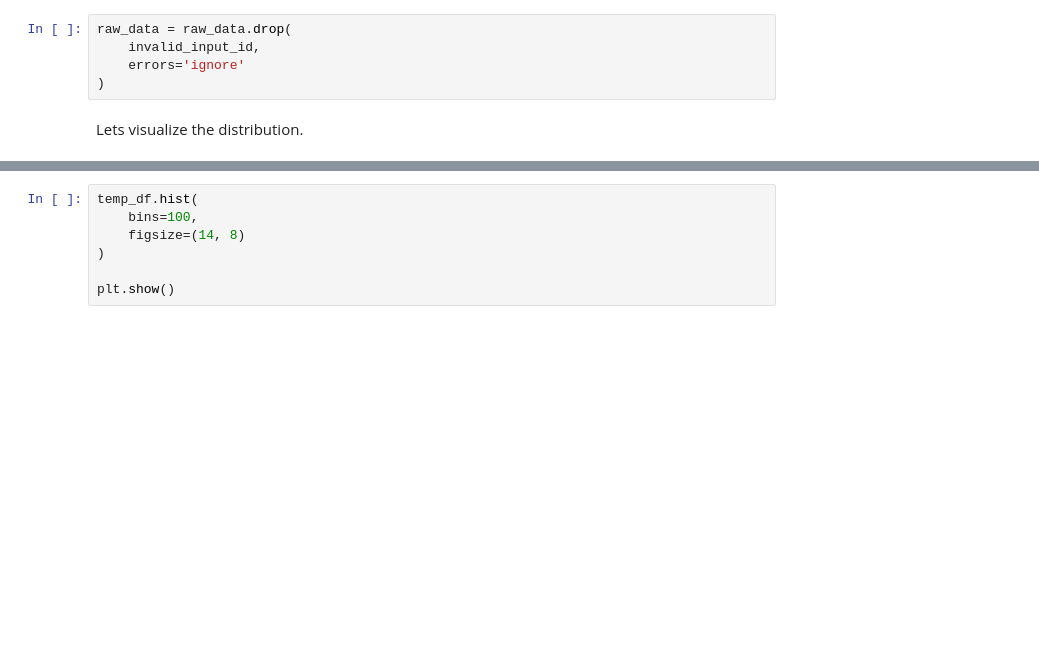
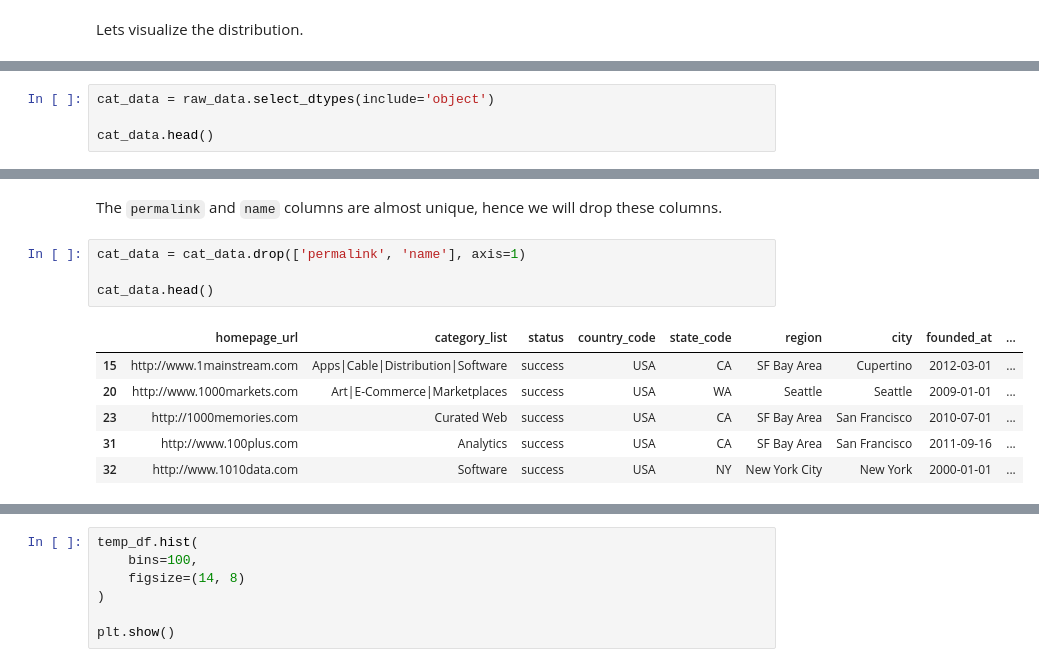
Before and after one commit to alfiannajih/startup-prediction, a Jupyter notebook: additional assumption.ipynb, the cells around one changed output, grey strips where cells are left out. Saved outputs shown, nothing was run; the diff lists cells and outputs as text; blank space fills up the shorter version.

```diff
--- a/additional assumption.ipynb
+++ b/additional assumption.ipynb
@@ -360,8 +341,3 @@ Int64Index([6371, 6487, 55916, 66220], dtype='int64')
-# %%
-raw_data = raw_data.drop(
-    invalid_input_id,
-    errors='ignore'
-)
 # %% [markdown]
 Lets visualize the distribution.
 # %%
@@ -379,0 +357,4 @@ It still not clear what happened with the distribution (we just eliminate the lo
+# %%
+cat_data = raw_data.select_dtypes(include='object')
+
+cat_data.head()
@@ -379,0 +384,13 @@ It still not clear what happened with the distribution (we just eliminate the lo
+# %% [markdown]
+The `permalink` and `name` columns are almost unique, hence we will drop these columns.
+# %%
+cat_data = cat_data.drop(['permalink', 'name'], axis=1)
+
+cat_data.head()
+# %% [output]
+|  | homepage_url | category_list | status | country_code | state_code | region | city | founded_at | ... |
+| 15 | http://www.1mainstream.com | Apps|Cable|Distribution|Software | success | USA | CA | SF Bay Area | Cupertino | 2012-03-01 | ... |
+| 20 | http://www.1000markets.com | Art|E-Commerce|Marketplaces | success | USA | WA | Seattle | Seattle | 2009-01-01 | ... |
+| 23 | http://1000memories.com | Curated Web | success | USA | CA | SF Bay Area | San Francisco | 2010-07-01 | ... |
+| 31 | http://www.100plus.com | Analytics | success | USA | CA | SF Bay Area | San Francisco | 2011-09-16 | ... |
+| 32 | http://www.1010data.com | Software | success | USA | NY | New York City | New York | 2000-01-01 | ... |
```
Also changed, not shown: parts of 122 cells of this notebook.
